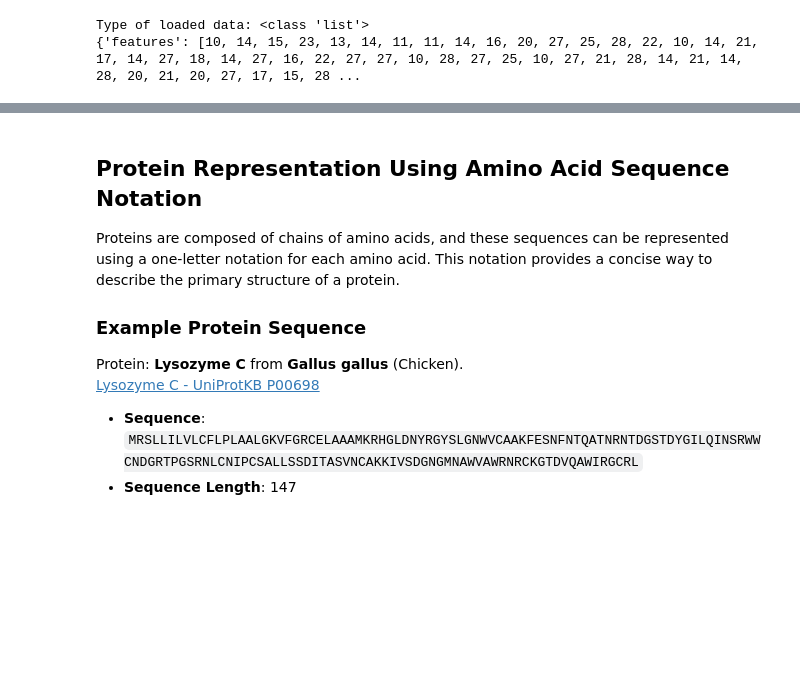
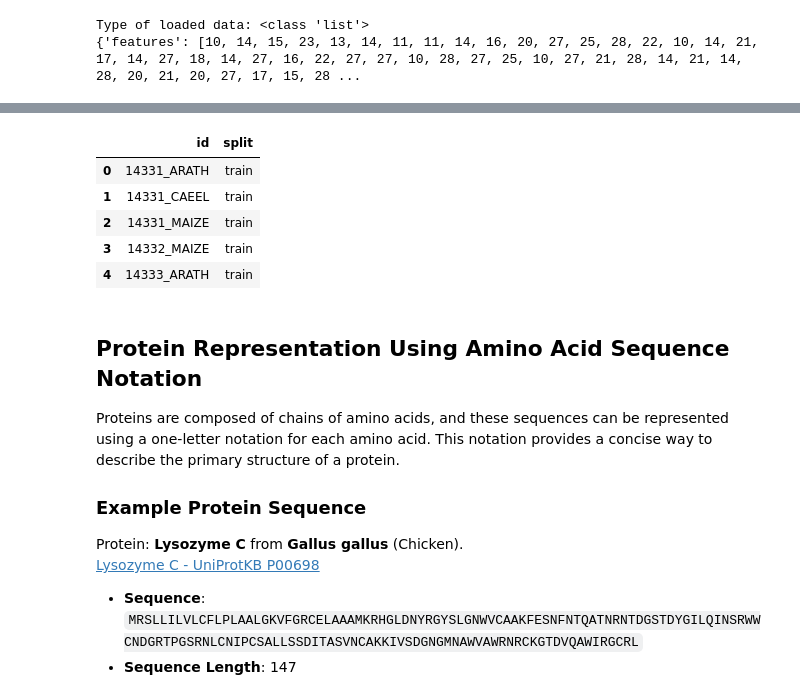
Before and after one commit to ChEB-AI/python-chebai, a Jupyter notebook: tutorials/data_exploration_go.ipynb, the cells around one changed output, grey strips where cells are left out. Cells and saved outputs as stored; diff of their text form; code cells hidden in the pictures; blank space fills up the shorter version.

```diff
--- a/tutorials/data_exploration_go.ipynb
+++ b/tutorials/data_exploration_go.ipynb
@@ -144,3 +371,13 @@ Type of loaded data: <class 'list'>
+# %%
+csv_df = pd.read_csv(r"data/GO_UniProt/GO250_BP/processed/splits.csv")
+csv_df.head()
+# %% [output]
+|  | id | split |
+| 0 | 14331_ARATH | train |
+| 1 | 14331_CAEEL | train |
+| 2 | 14331_MAIZE | train |
+| 3 | 14332_MAIZE | train |
+| 4 | 14333_ARATH | train |
 # %% [markdown]
 ## Protein Representation Using Amino Acid Sequence Notation
 
```
Also changed, not shown: parts of 12 cells of this notebook.
